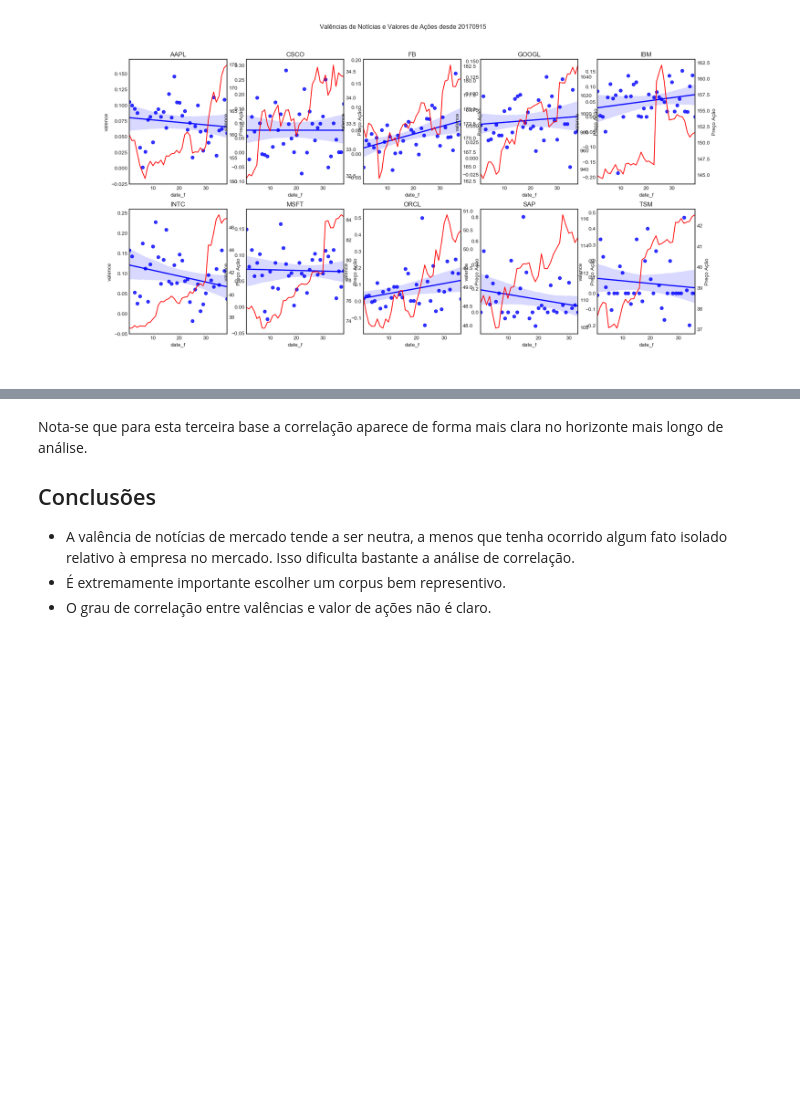
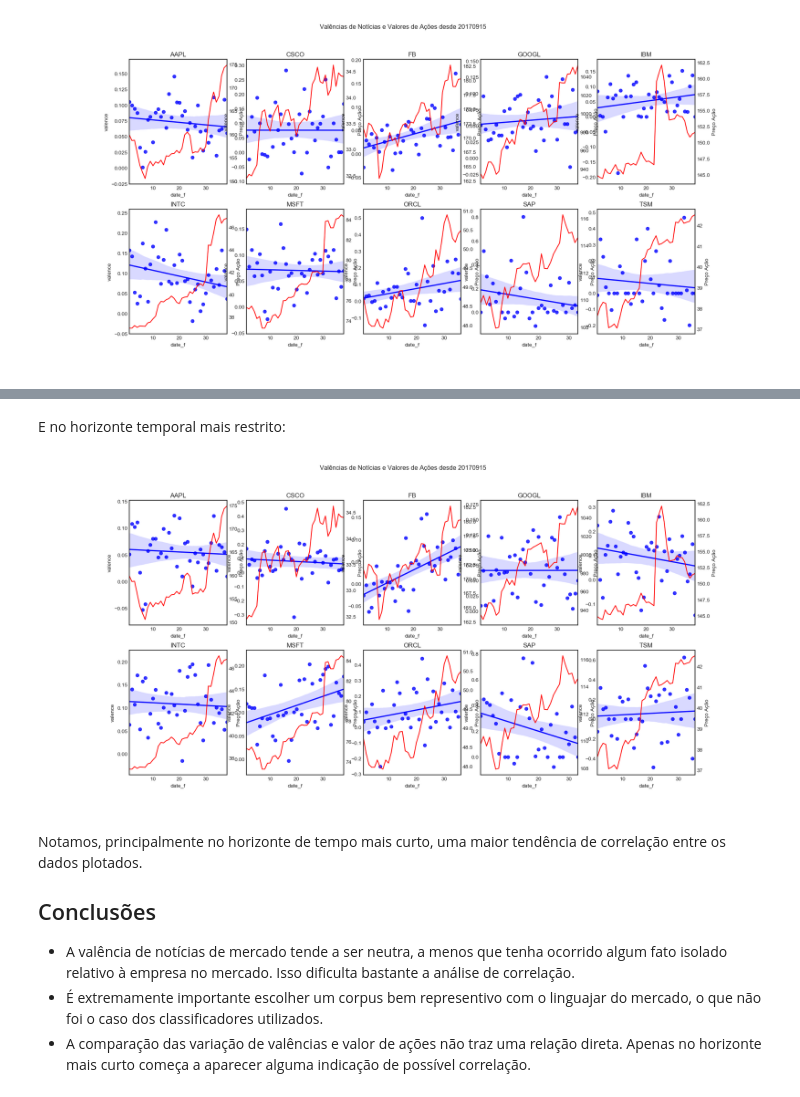
Before and after one commit to fabiograssiotto/stocks_proj, a Jupyter notebook: Stocks.ipynb, the cells around one changed output, grey strips where cells are left out. Saved outputs shown, nothing was run; the diff lists cells and outputs as text; code cells hidden in the pictures; blank space fills up the shorter version.

```diff
--- a/Stocks.ipynb
+++ b/Stocks.ipynb
@@ -504,11 +553,18 @@ Image("plots/textblob/val-stocks-20170915.png")
+# %% [markdown]
+E no horizonte temporal mais restrito:
+# %%
+from IPython.display import Image
+Image("plots/vader/val-stocks-20170915.png")
+# %% [output]
+[figure, added]
 # %% [markdown]
-Nota-se que para esta terceira base a correlação aparece de forma mais clara no horizonte mais longo de análise.
+Notamos, principalmente no horizonte de tempo mais curto, uma maior tendência de correlação entre os dados plotados.
 
 ## Conclusões
 
 - A valência de notícias de mercado tende a ser neutra, a menos que tenha ocorrido algum fato isolado relativo à empresa no mercado. Isso dificulta bastante a análise de correlação.
-- É extremamente importante escolher um corpus bem representivo.
-- O grau de correlação entre valências e valor de ações não é claro.
+- É extremamente importante escolher um corpus bem representivo com o linguajar do mercado, o que não foi o caso dos classificadores utilizados.
+- A comparação das variação de valências e valor de ações não traz uma relação direta. Apenas no horizonte mais curto começa a aparecer alguma indicação de possível correlação.
 # %% [markdown]
 # Referências
 
```
Also changed, not shown: parts of 8 cells of this notebook, 4 other files.
